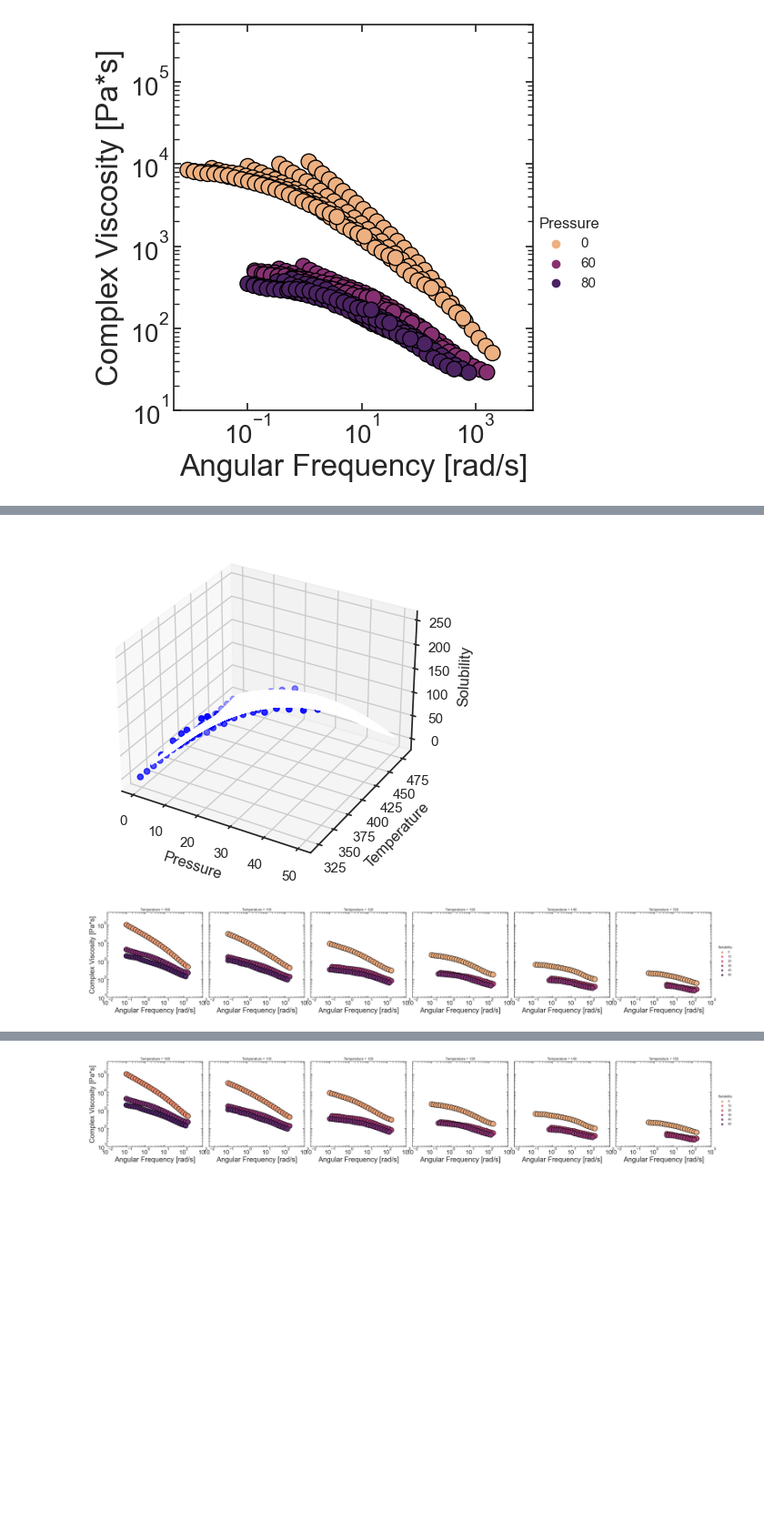
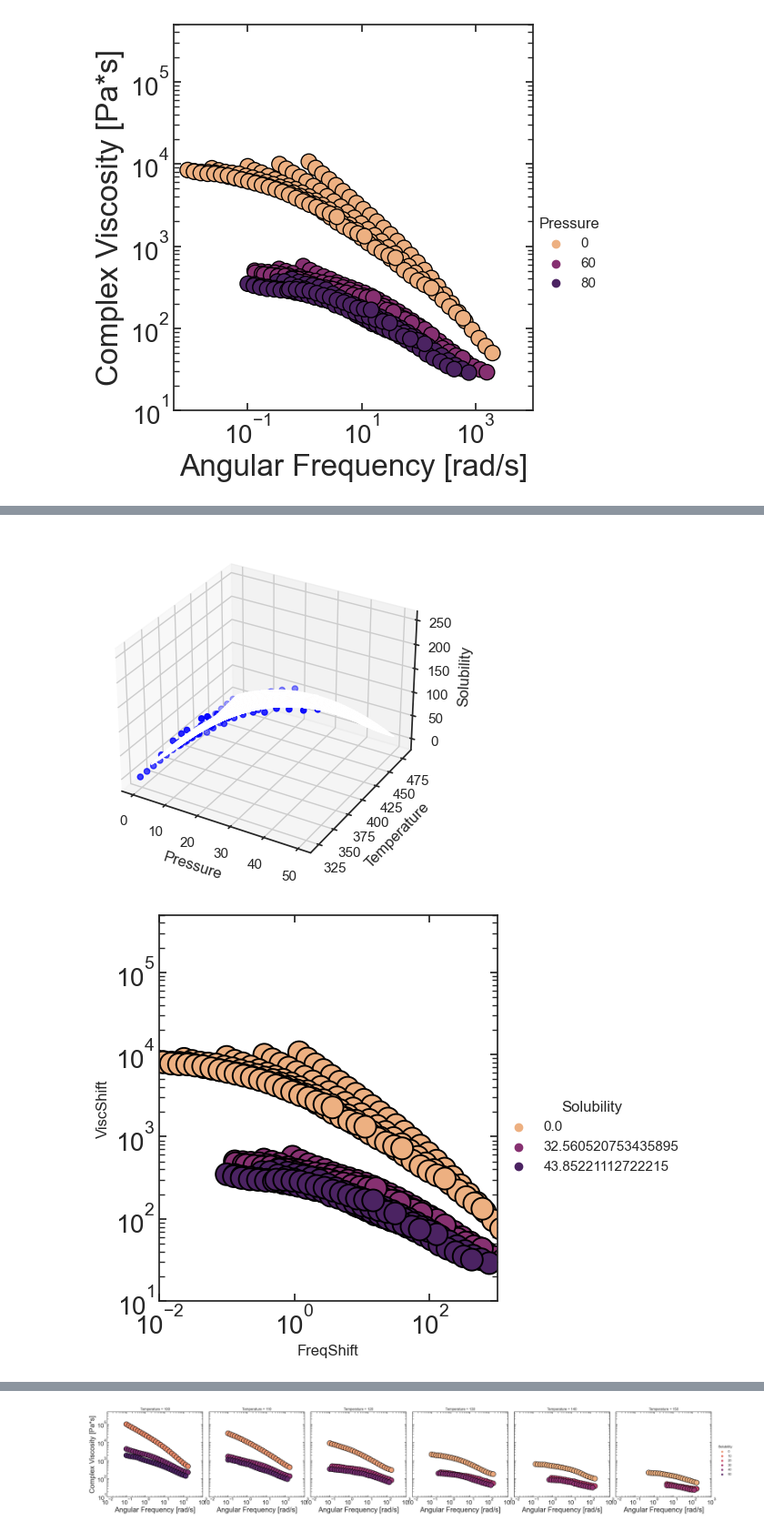
Before and after one commit to khperera/Co2-HighpressureRHEO, a Jupyter notebook: Co2.ipynb, the cells around one changed output, grey strips where cells are left out. Shown at 91% size. Saved outputs shown, nothing was run; the diff lists cells and outputs as text; code cells hidden in the pictures; blank space fills up the shorter version.

```diff
--- a/Co2.ipynb
+++ b/Co2.ipynb
@@ -370,20 +370,22 @@ def function(xy, a,b,c,d,e,f):
     x,y = xy
     return a+ b*x+c*y+d*x**2+e*y**2+f*x*y
 
+def crossModel(x,k,n,zeroS,infS):
+
+    return np.log((zeroS-infS)/(1+(k*x)**n)+infS)
 
 
+##############
+#Load in our solubility data
 path = "I:\My Drive\Research\OtherProjects\HiPressure/ML/SteadyStateDataPS/SolubilityPS.xlsx"
 DataForPS = pd.read_excel(path, header = [0])
 print(DataForPS)
+UniqueTemps = DataForPS["Temperature (K)"].unique()
+d = DataForPS.groupby(["Temperature (K)"]).mean()
 
 
-UniqueTemps = DataForPS["Temperature (K)"].unique()
-
-d = DataForPS.groupby(["Temperature (K)"]).mean()
-
-print(d)
-
-
+############################################################################################################################################
+#plot solubility data
 a1 = sns.relplot(
     data=DataForPS, kind = "scatter", hue = "Temperature (K)",
     x="Pressure (MPa)", y="Solubility",    palette = "flare",facet_kws=dict(despine=False), s = 300, edgecolor = "black"
@@ -396,8 +398,18 @@ for ax in a1.axes.ravel():
         ax.tick_params(which="both", right=True, labelsize = 20)
         ax.tick_params(which="both", top=True)
         ax.tick_params(which = "both",left=True, labelsize = 20)
+##############################################################################################################################
 
 
+
+
+
+
+
+
+
+##############################################################################################################################
+#fitting solubility data
 x= DataForPS["Pressure (MPa)"]
 y=DataForPS["Temperature (K)"]
 z=DataForPS["Solubility"]
@@ -424,19 +436,23 @@ ax.set_ylabel('Temperature')
 ax.set_zlabel('Solubility')
 plt.show()
 
-
+##############################################################################################################################
+#looking at solubility data vs viscoisity
 
 path = "I:\My Drive\Research\OtherProjects\HiPressure/ML/SteadyStateDataPS/CombinedDataPS.xlsx"
 DataForPSRheo = pd.read_excel(path, header = [0])
-DataForPSRheo["Solubility"] = function((DataForPSRheo["Pressure"]/10, DataForPSRheo["Temperature"]+273), *popt)
+DataForPSRheo["FreqShift"] = DataForPSRheo["Angular Frequency"]*DataForPSRheo["Shift Factor"]
+DataForPSRheo["ViscShift"] = DataForPSRheo["Complex viscosity"]*120/(DataForPSRheo["Shift Factor"]*DataForPSRheo["Temperature"])
+
+DataForPSRheo["Solubility"] = np.maximum(function((DataForPSRheo["Pressure"]/10, 120+273), *popt),0)
 
 a1 = sns.relplot(
-    data=DataForPSRheo, kind = "scatter", hue = "Solubility", col = "Temperature",
-    x="Angular Frequency", y="Complex viscosity",    palette = "flare",facet_kws=dict(despine=False), s = 300, edgecolor = "black"
+    data=DataForPSRheo, kind = "scatter", hue = "Solubility",
+    x="FreqShift", y="ViscShift", palette = "flare",facet_kws=dict(despine=False), s = 300, edgecolor = "black"
     );
 a1.set(ylim=(10,500000))
 a1.set(xlim=(0.01,1000))
-a1.set_axis_labels( "Angular Frequency [rad/s]", "Complex Viscosity [Pa*s]" ,fontsize = 24)
+#a1.set_axis_labels( "Angular Frequency [rad/s]", "Complex Viscosity [Pa*s]" ,fontsize = 24)
 for ax in a1.axes.ravel():
 
         ax.tick_params(which="both", right=True, labelsize = 20)
@@ -448,20 +464,31 @@ plt.show()
 a1.savefig("I:/My Drive/Research/OtherProjects/HiPressure/RawFigs/PressureViscosity.png", dpi = 800)
 
 
+##showing dependence of shift factor
+DataForPSRheo["Shift Factorlog"] =np.log(DataForPSRheo["Shift Factor"])
+
+
+a1 = sns.relplot(
+    data=DataForPSRheo, kind = "scatter", hue = "Solubility",
+    x="Temperature", y="Shift Factorlog", palette = "flare",facet_kws=dict(despine=False), s = 300, edgecolor = "black"
+    );
+plt.show()
+##############################################################################################################################
+#fit
 
 
 
 
 
-
+################################################
 #a1.set(yscale="log", xscale = "log")
 
 fig = plt.figure()
 
 ax = fig.add_subplot(111, projection='3d')
-x = np.log(DataForPSRheo["Angular Frequency"])
+x = np.log(DataForPSRheo["FreqShift"])
 y = DataForPSRheo["Solubility"]
-z = np.log(DataForPSRheo["Complex viscosity"])
+z = np.log(DataForPSRheo["ViscShift"])
 ax.scatter(x, y, z, color='blue')
 
 
@@ -490,5 +516,5 @@ plt.show()
 [ 3.63882395e+02  1.97964608e+01 -1.76746657e+00 -7.11818187e-02
   2.11073356e-03 -3.34709165e-02]
 [figure]
 [figure]
-[figure, old version]
+[figure, new version]
```
Also changed, not shown: parts of 1 cell of this notebook.
